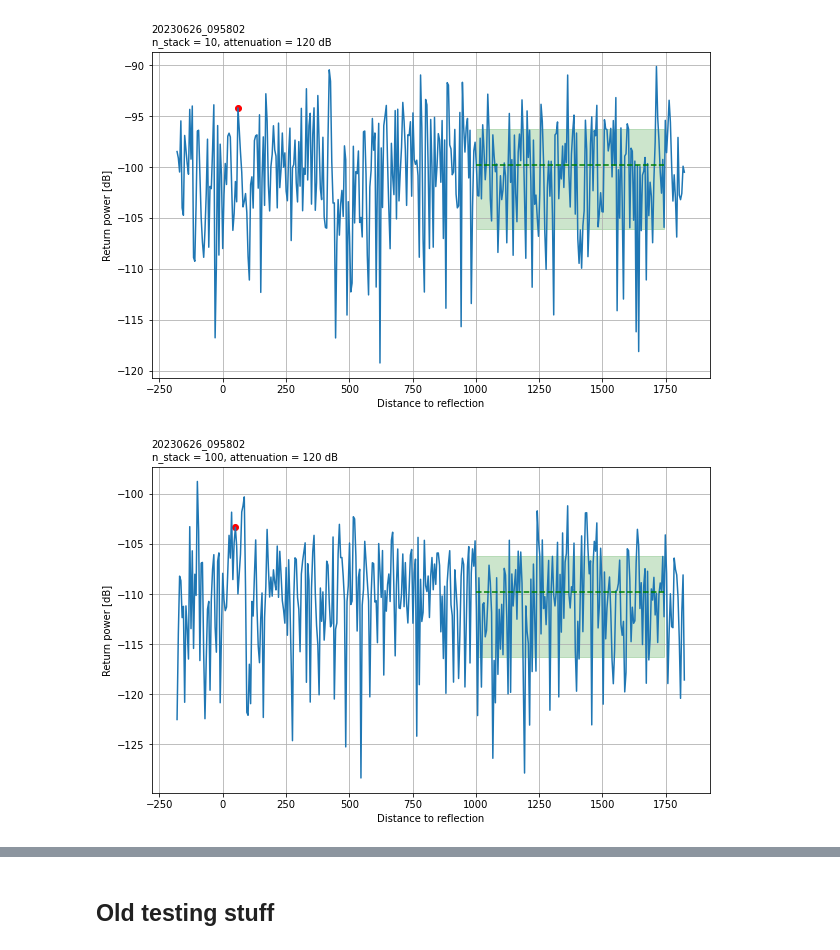
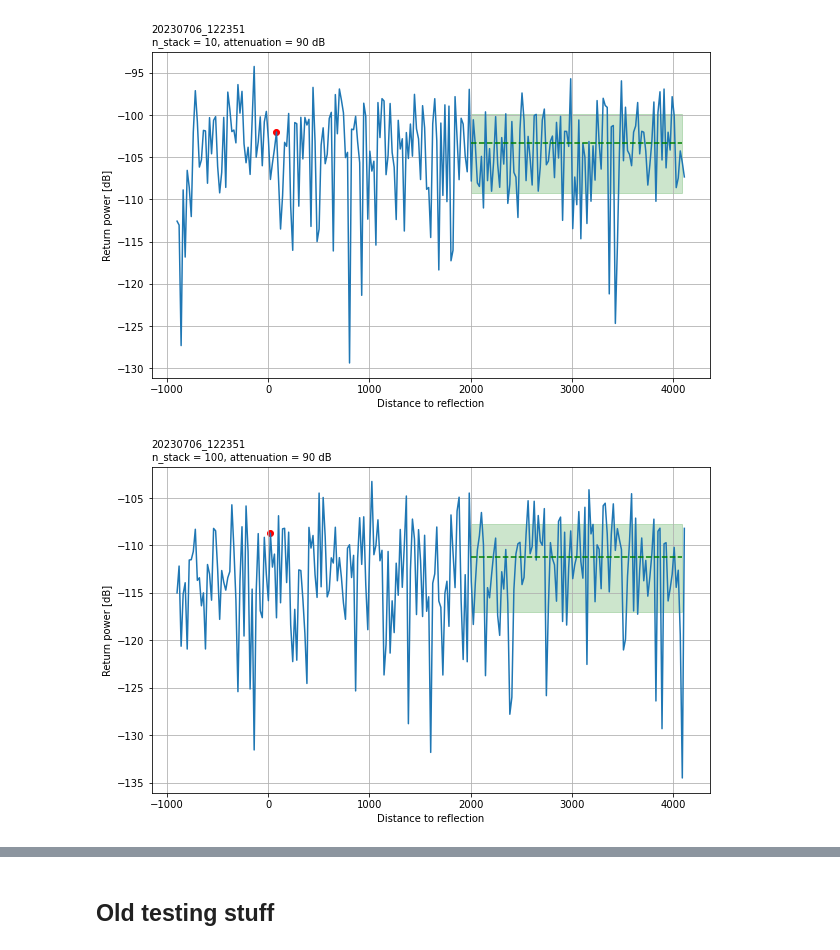
Before and after one commit to radioglaciology/uhd_radar, a Jupyter notebook: postprocessing/test_scripts/Loopback SNR.ipynb, the cells around one changed output, grey strips where cells are left out. Saved outputs shown, nothing was run; the diff lists cells and outputs as text; code cells hidden in the pictures.

```diff
--- a/postprocessing/test_scripts/Loopback SNR.ipynb
+++ b/postprocessing/test_scripts/Loopback SNR.ipynb
@@ -82,21 +82,24 @@ loopback_tests = {
     # 140: "../../data/20230616_092046",
     # 150: "../../data/20230616_093356",
     # 160: "../../data/20230616_110144"
-    110: "../../data/20230616_154046", # actually 120 dB
-    #120: "../../data/20230623_013905" # actually 120 dB
-    120: "../../data/20230626_095802", # actually 120 dB
-    90: "../../data/20230626_120534", # actually 90 dB
-    100: "../../data/20230626_143830" # actually 90 dB
+    # 110: "../../data/20230616_154046", # actually 120 dB
+    # #120: "../../data/20230623_013905" # actually 120 dB
+    # 120: "../../data/20230626_095802", # actually 120 dB
+    # 130: "../../data/20230626_120534", # actually 90 dB
+    # 100: "../../data/20230626_143830", # actually 90 dB
+    # 90: "../../data/20230706_101607"
+    90: "../../data/20230706_122351"
 }
 # %%
 # Thomas's system at 56 MHz sample rate - zero_sample_idx = 159
-# anna's is 36 for 56 MHz sample rate
-zero_sample_idx = 36
+# anna's is 36 for 20 MHz sample rate
+# 45 for 5 MHz sample rate?
+zero_sample_idx = 45
 
 sig_speed = scipy.constants.speed_of_light * 2/3 # COAX
 reflector_distance_expected = 50 # m
 #noise_start_m, noise_end_m = 50, 400
-noise_start_m, noise_end_m = 1000, 1750
+noise_start_m, noise_end_m = 2000, 4500
 
 n_stack = 10000
 # %%
@@ -216,7 +205,7 @@ ax1.set_xlabel('Attenuation [dB]')
 # %%
 # Effect of stacking for one set of data
 # %%
-atten_db = 120
+atten_db = 90
 prefix = loopback_tests[atten_db]
 
 plot_data_stack = {
@@ -226,10 +215,11 @@ plot_data_stack = {
     'noise_std': []
 }
 
-for idx, n_stack in enumerate([1, 10, 100, 1000, 5000, 10000, 50000, 99000]):
-    slow_time, fs, radar_data = load_radar_data(prefix, error_behavior='remove')
-    #_, chirp = generate_chirp(load_config(prefix, modifications={'GENERATE': {'window':'blackman'}}))
-    _, chirp = generate_chirp(load_config(prefix))
+slow_time, fs, radar_data = load_radar_data(prefix, error_behavior='remove')
+#_, chirp = generate_chirp(load_config(prefix, modifications={'GENERATE': {'window':'blackman'}}))
+_, chirp = generate_chirp(load_config(prefix))
+
+for idx, n_stack in enumerate([1, 10, 100, 1000, 10000, 50000, 100000, 500000, 1000000, 5000000, 9900000]):
 
     stacked = stack(radar_data, n_stack)
     fast_time, pulse_compressed = pulse_compress(stacked, chirp, fs, zero_sample_idx=zero_sample_idx)
@@ -279,2 +269,2 @@ for idx, n_stack in enumerate([1, 10, 100, 1000, 5000, 10000, 50000, 99000]):
-[figure, old version]
+[figure, new version]
-[figure, old version]
+[figure, new version]
```
Also changed, not shown: parts of 6 cells of this notebook.
